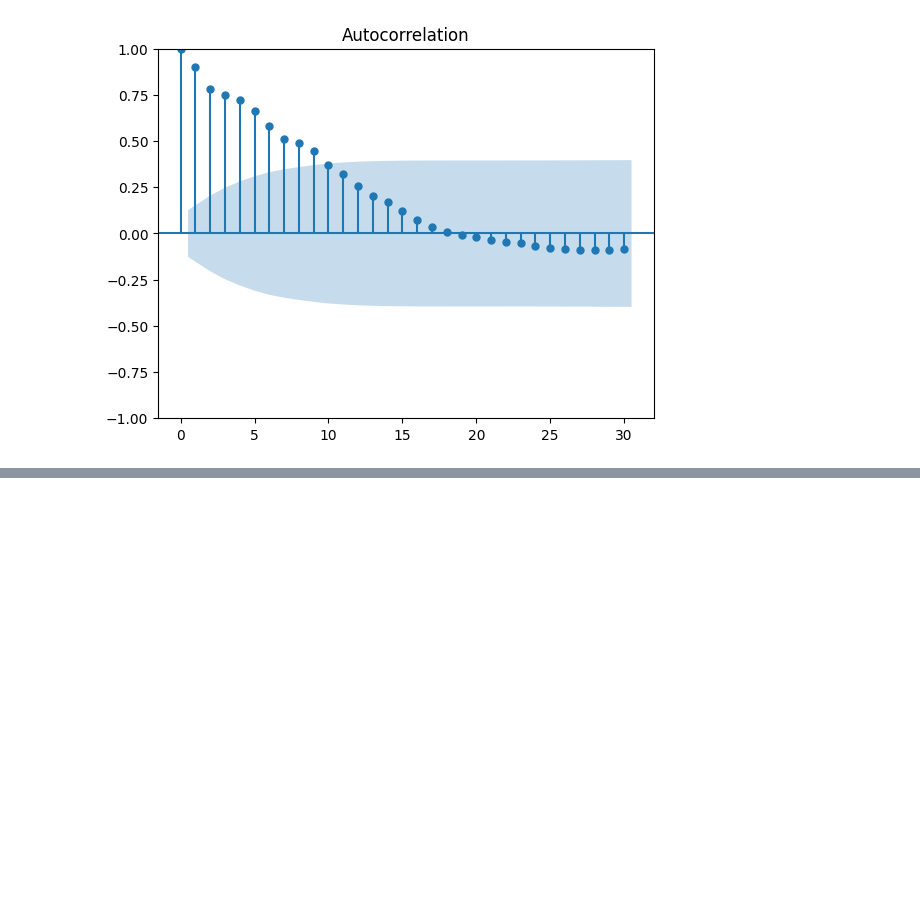
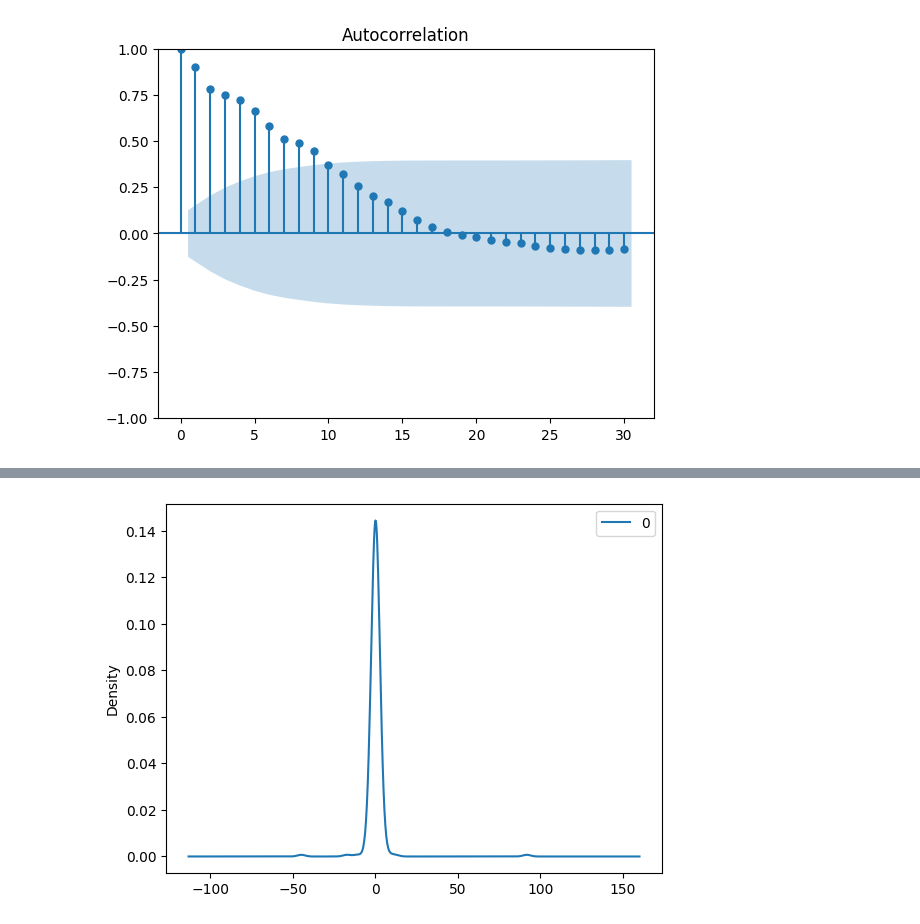
Before and after one commit to lorenzrossi/GaR, a Jupyter notebook: src/arima_test.ipynb, the cells around one changed output, grey strips where cells are left out. Saved outputs shown, nothing was run; the diff lists cells and outputs as text; code cells hidden in the pictures; blank space fills up the shorter version.

```diff
--- a/src/arima_test.ipynb
+++ b/src/arima_test.ipynb
@@ -37,0 +118,6 @@ acf = plot_acf(df.GAS_PRICE, lags=30)
+# %%
+# density plot of residuals
+residuals.plot(kind='kde')
+plt.show()
+# %% [output]
+[figure, added]
```
Also changed, not shown: parts of 8 cells of this notebook, 1 other file.
